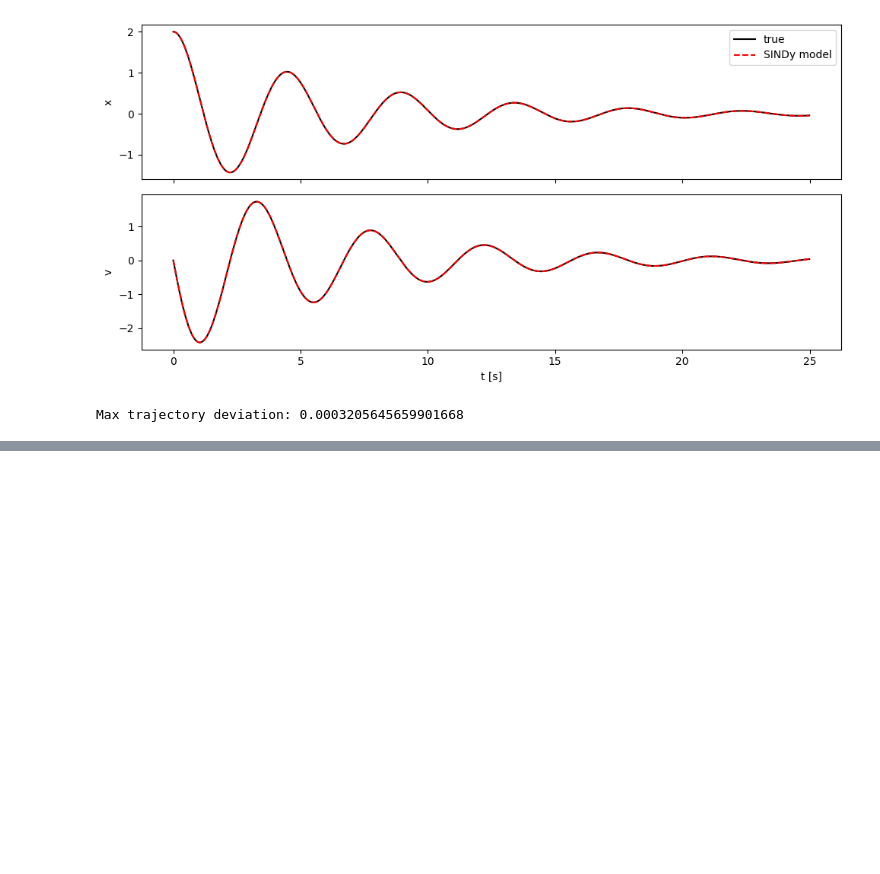
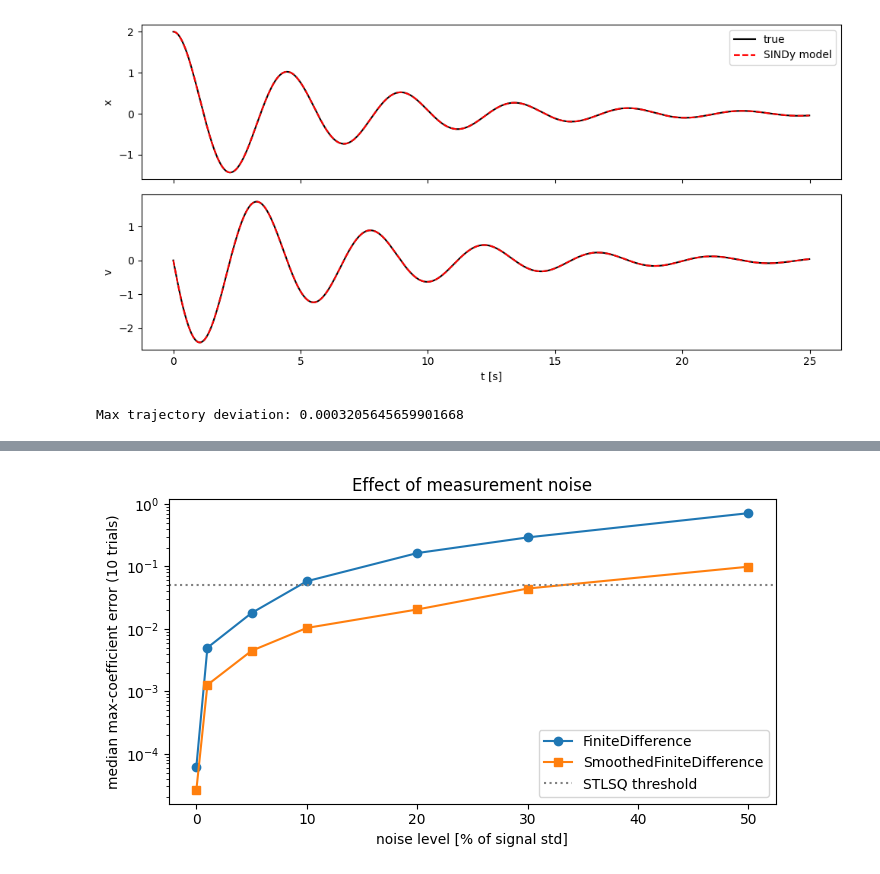
Before and after one commit to andreaprifti19/SINDy-Teaching-Usecases, a Jupyter notebook: notebooks/01_damped_oscillator.ipynb, the cells around one changed output, grey strips where cells are left out. Saved outputs shown, nothing was run; the diff lists cells and outputs as text; code cells hidden in the pictures; blank space fills up the shorter version.

```diff
--- a/notebooks/01_damped_oscillator.ipynb
+++ b/notebooks/01_damped_oscillator.ipynb
@@ -144,3 +144,32 @@ print("Max trajectory deviation:", np.abs(X_sim - X).max())
 # %% [output]
 [figure]
 Max trajectory deviation: 0.0003205645659901668
+# %%
+def fit_sindy(X_data, diff_method=None, library=None, threshold=0.05):
+    '''Fit SINDy with the notebook's default settings unless overridden.'''
+    mdl = ps.SINDy(
+        differentiation_method=diff_method or ps.FiniteDifference(order=2),
+        feature_library=library or ps.PolynomialLibrary(degree=2),
+        optimizer=ps.STLSQ(threshold=threshold),
+    )
+    mdl.fit(X_data, t=dt, feature_names=["x", "v"])
+    return mdl
+# %%
+noise_levels = [0.0, 0.01, 0.05, 0.10, 0.20, 0.30, 0.50]
+N_TRIALS = 10        # independent noise draws per level → success rate instead of a lucky/unlucky single run
+smoothed = ps.SmoothedFiniteDifference(smoother_kws={"window_length": 51, "polyorder": 3})
+
+results = []
+for nl in noise_levels:
+    ok_fd, err_fd, ok_sfd, err_sfd = [], [], [], []
+    for _ in range(N_TRIALS):
+        X_noisy = X + rng.normal(0, nl * X.std(axis=0), X.shape)
+        a, b = check_recovery(fit_sindy(X_noisy), TRUE_COEF)
+        c_, d = check_recovery(fit_sindy(X_noisy, diff_method=smoothed), TRUE_COEF)
+        ok_fd.append(a); err_fd.append(b); ok_sfd.append(c_); err_sfd.append(d)
+    results.append((nl, np.mean(ok_fd), np.median(err_fd), np.mean(ok_sfd), np.median(err_sfd)))
+
+print(f"{'noise':>6} | {'FiniteDifference':>24} | {'SmoothedFiniteDiff':>24}")
+print(f"{'':>6} | {'success rate':>13} {'median err':>10} | {'success rate':>13} {'median err':>10}")
+for nl, sr_fd, e_fd, sr_sfd, e_sfd in results:
+    print(f"{nl*100:5.0f}% | {sr_fd*100:12.0f}% {e_fd:10.3f} | {sr_sfd*100:12.0f}% {e_sfd:10.3f}")
@@ -146,0 +186,11 @@ Max trajectory deviation: 0.0003205645659901668
+# %%
+fig, ax = plt.subplots(figsize=(7, 4))
+nl  = [r[0]*100 for r in results]
+ax.plot(nl, [r[2] for r in results], "o-", label="FiniteDifference")
+ax.plot(nl, [r[4] for r in results], "s-", label="SmoothedFiniteDifference")
+ax.axhline(0.05, color="gray", ls=":", label="STLSQ threshold")
+ax.set_xlabel("noise level [% of signal std]"); ax.set_ylabel(f"median max-coefficient error ({N_TRIALS} trials)")
+ax.set_yscale("log"); ax.legend(); ax.set_title("Effect of measurement noise")
+plt.tight_layout(); plt.show()
+# %% [output]
+[figure, added]
```
Also changed, not shown: parts of 3 cells of this notebook.
